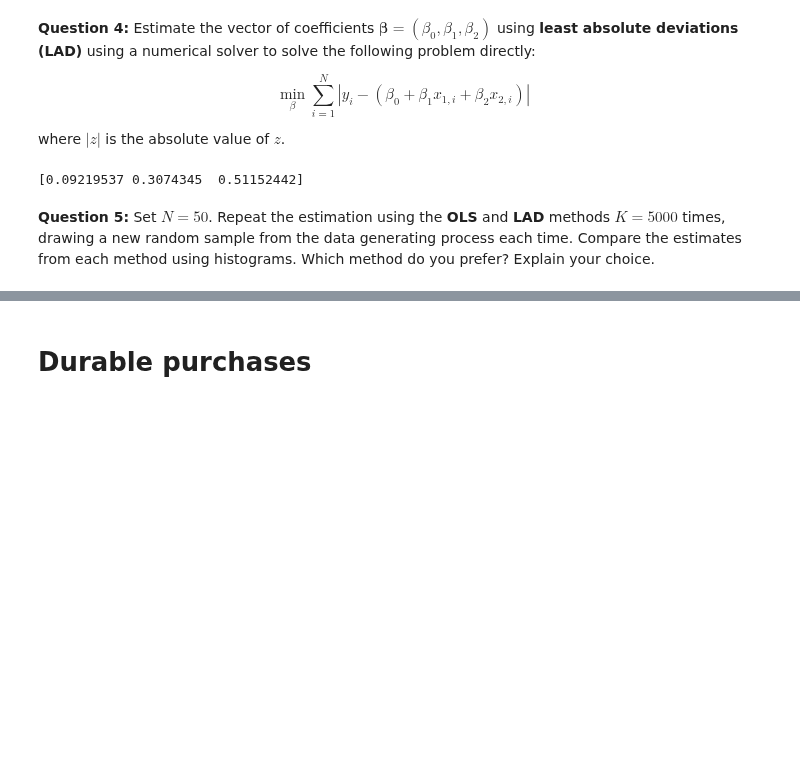
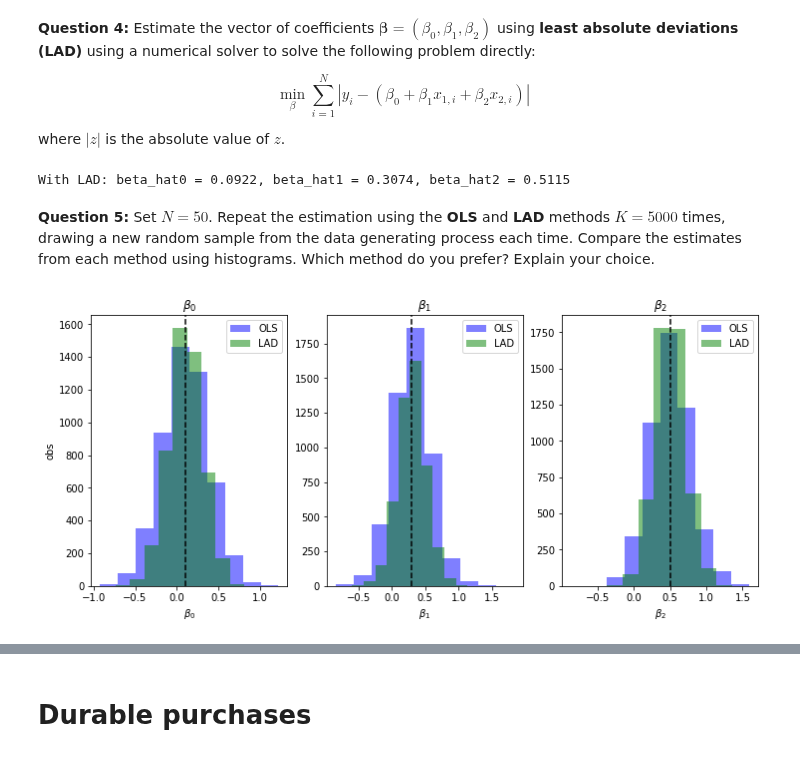
Before and after one commit to NumEconCopenhagen/projects-2020-matrixgymnasterne, a Jupyter notebook: examproject/exam_2020.ipynb, the cells around one changed output, grey strips where cells are left out. Cells and saved outputs as stored; diff of their text form; code cells hidden in the pictures; blank space fills up the shorter version.

```diff
--- a/examproject/exam_2020.ipynb
+++ b/examproject/exam_2020.ipynb
@@ -136,8 +135,8 @@ def lad_func(b,x1,x2,y):
 
 output = minimize(lad_func,ols,args=(x1,x2,y))
 
-print(output.x)
+print(f'With LAD: beta_hat0 = {output.x[0]:.4f}, beta_hat1 = {output.x[1]:.4f}, beta_hat2 = {output.x[2]:.4f}')
 # %% [output]
-[0.09219537 0.3074345  0.51152442]
+With LAD: beta_hat0 = 0.0922, beta_hat1 = 0.3074, beta_hat2 = 0.5115
 # %% [markdown]
 **Question 5:** Set $N = 50$. Repeat the estimation using the **OLS** and **LAD** methods $K=5000$ times, drawing a new random sample from the data generating process each time. Compare the estimates from each method using histograms. Which method do you prefer? Explain your choice.
@@ -143,0 +203,30 @@ print(output.x)
+# %%
+figb0 = plt.figure(figsize=(12,5))
+ax_left = figb0.add_subplot(1,3,1)
+ax_left.hist(beta_0_ols,alpha=0.5,color='blue',label='OLS')
+ax_left.hist(beta_0_lad,alpha=0.5,color='green',label='LAD')
+plt.axvline(0.1,color='black',linestyle='--')
+ax_left.set_title(r'$\beta_0$')
+ax_left.set_xlabel(r'$\beta_0$')
+ax_left.set_ylabel('obs')
+ax_left.legend(loc='upper right');
+
+ax_middle = figb0.add_subplot(1,3,2)
+ax_middle.hist(beta_1_ols,alpha=0.5,color='blue',label='OLS')
+ax_middle.hist(beta_1_lad,alpha=0.5,color='green',label='LAD')
+plt.axvline(0.3,color='black',linestyle='--')
+ax_middle.set_title(r'$\beta_1$')
+ax_middle.set_xlabel(r'$\beta_1$')
+ax_middle.legend(loc='upper right');
+
+ax_right = figb0.add_subplot(1,3,3)
+ax_right.hist(beta_2_ols,alpha=0.5,color='blue',label='OLS')
+ax_right.hist(beta_2_lad,alpha=0.5,color='green',label='LAD')
+plt.axvline(0.5,color='black',linestyle='--')
+ax_right.set_title(r'$\beta_2$')
+ax_right.set_xlabel(r'$\beta_2$')
+ax_right.legend(loc='upper right');
+
+plt.show()
+# %% [output]
+[figure, added]
```
Also changed, not shown: parts of 8 cells of this notebook.
